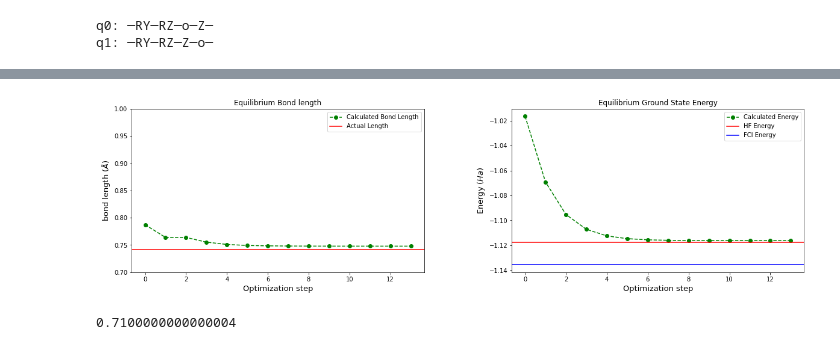
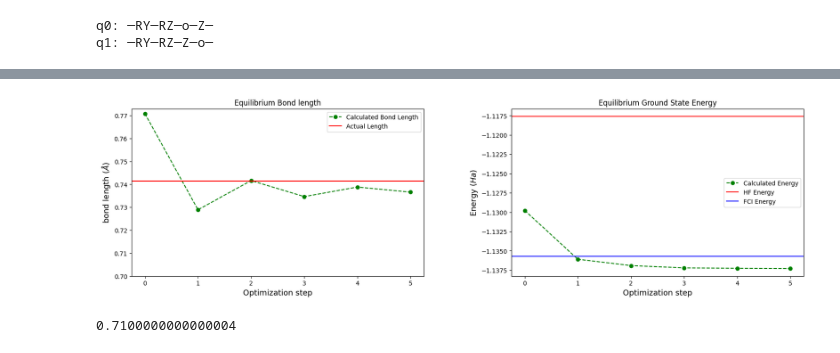
Before and after one commit to TheTrustyPwo/Hydrogen, a Jupyter notebook: better.ipynb, the cells around one changed output, grey strips where cells are left out. Saved outputs shown, nothing was run; the diff lists cells and outputs as text; code cells hidden in the pictures.

```diff
--- a/better.ipynb
+++ b/better.ipynb
@@ -55,6 +55,6 @@ def parity_mapped_hamiltonian(molecule):
     )
     return SymbolicHamiltonian(symbolic_ham)
 # %%
-molecule = h2(0.7)
+molecule = h2(0.725)
 hamiltonian = parity_mapped_hamiltonian(molecule)
 print(hamiltonian.form)
@@ -67,3 +69,8 @@ print(circuit.draw())
 # %% [output]
 q0: ─RY─RZ─o─Z─
 q1: ─RY─RZ─Z─o─
+# %%
+ntheta = 2
+circuit = hf_circuit(nqubits, molecule.nelec)
+circuit += ucc_circuit(nqubits, [0, 1])
+print(circuit.draw())
@@ -84,7 +94,7 @@ def energy(x, theta, circuit):
 def optimize(circuit, tolerance: float = 1e-5, max_iter: int = 30):
     vqe_energy, bond_length = [], []
 
-    theta, x = np.random.uniform(0, 2 * np.pi, 4), np.float64(1.0)
+    theta, x = np.random.uniform(0, 2 * np.pi, ntheta), np.float64(1.0)
     cur = prev = energy(x, theta, circuit)
 
     it = 0
@@ -93,7 +103,7 @@ def optimize(circuit, tolerance: float = 1e-5, max_iter: int = 30):
             result = minimize(energy, theta, args=(x, circuit), method="BFGS", options={'maxiter': 1})
             theta = result.x
 
-            result = minimize_scalar(energy, bounds=(0, 2), args=(theta, circuit), options={'maxiter': 5})
+            result = minimize_scalar(energy, bounds=(0.6, 1.2), args=(theta, circuit), options={'maxiter': 5})
             x = result.x
 
             cur = energy(x, theta, circuit)
@@ -122,30 +135,30 @@ _, _, vqe_energy, bond_length, it = optimize(circuit)
 # %%
 fig = plt.figure()
 fig.set_figheight(5)
 fig.set_figwidth(20)
 
 ax1 = fig.add_subplot(121)
 ax1.plot(np.arange(0, it), bond_length, "go", ls="dashed", label="Calculated Bond Length")
 ax1.axhline(y=0.7414, color='r', label="Actual Length") # https://cccbdb.nist.gov/exp2x.asp?casno=1333740
 ax1.set_xlabel("Optimization step", fontsize=13)
 ax1.set_ylabel("bond length ($\AA$)", fontsize=13)
 ax1.title.set_text("Equilibrium Bond length")
-ax1.set_ylim([0.70, 1.0])
+ax1.set_ylim(0.70)
 ax1.legend()
 
 ax2 = fig.add_subplot(122)
 ax2.plot(np.arange(0, it), vqe_energy, "go", ls="dashed", label="Calculated Energy")
 ax2.axhline(y=-1.1176, color='r', label="HF Energy")
 ax2.axhline(y=-1.1357, color='b', label="FCI Energy") # https://pennylane.ai/qml/demos/tutorial_vqe/
 ax2.set_xlabel("Optimization step", fontsize=13)
 ax2.set_ylabel("Energy ($Ha$)", fontsize=13)
 ax2.title.set_text("Equilibrium Ground State Energy")
 ax2.legend()
 
 plt.subplots_adjust(wspace=0.3)
 plt.show()
 # %% [output]
-[figure, old version]
+[figure, new version]
 # %%
 distances = np.arange(0.2, 3.51, 0.01)
 scf_energy, vqe_energy = [], []
```
Also changed, not shown: parts of 15 cells of this notebook, 2 other files.
